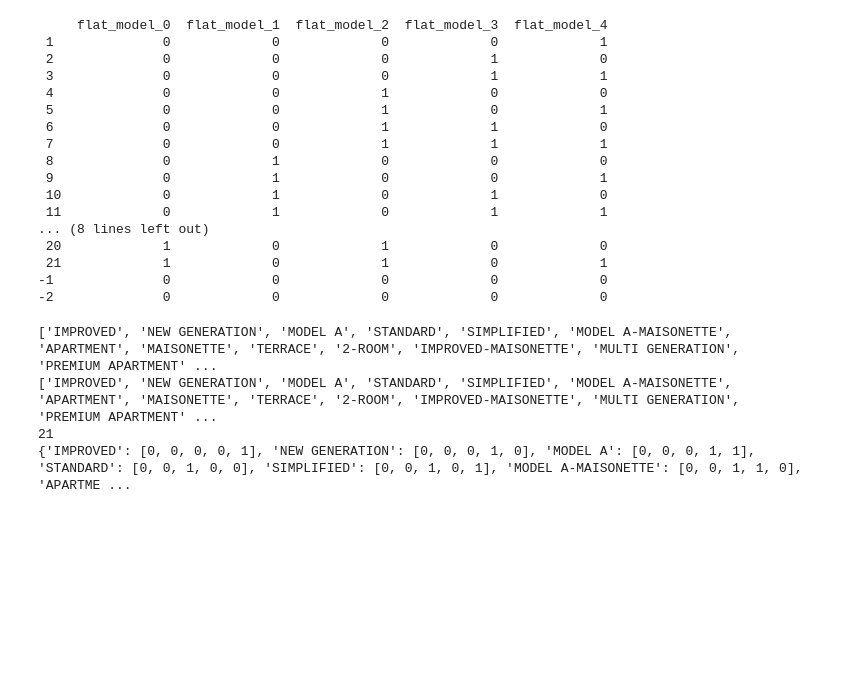
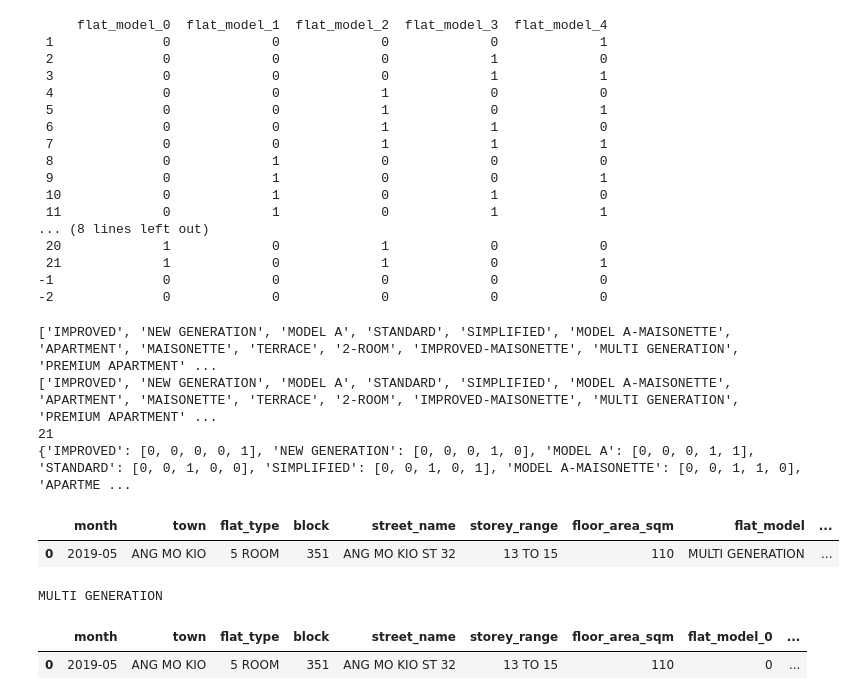
Before and after one commit to tjl081/1002_project, a Jupyter notebook: ml_files/test_regression.ipynb, the cells around one changed output. Saved outputs shown, nothing was run; the diff lists cells and outputs as text; code cells hidden in the pictures; blank space fills up the shorter version.

```diff
--- a/ml_files/test_regression.ipynb
+++ b/ml_files/test_regression.ipynb
@@ -665,3 +664,38 @@ print(output_dict)
 ['IMPROVED', 'NEW GENERATION', 'MODEL A', 'STANDARD', 'SIMPLIFIED', 'MODEL A-MAISONETTE', 'APARTMENT', 'MAISONETTE', 'TERRACE', '2-ROOM', 'IMPROVED-MAISONETTE', 'MULTI GENERATION', 'PREMIUM APARTMENT' ...
 21
 {'IMPROVED': [0, 0, 0, 0, 1], 'NEW GENERATION': [0, 0, 0, 1, 0], 'MODEL A': [0, 0, 0, 1, 1], 'STANDARD': [0, 0, 1, 0, 0], 'SIMPLIFIED': [0, 0, 1, 0, 1], 'MODEL A-MAISONETTE': [0, 0, 1, 1, 0], 'APARTME ...
+# %%
+test_data = [{
+        "month" : "2019-05",
+        "town": "ANG MO KIO",
+        "flat_type": "5 ROOM",
+        "block": "351",
+        "street_name": "ANG MO KIO ST 32",
+        "storey_range": "13 TO 15",
+        "floor_area_sqm": "110",
+        "flat_model": "MULTI GENERATION",
+        "lease_commence_date": "2001",
+        "remaining_lease": "81 years 04 months"
+    }]
+
+test_df = pd.DataFrame(test_data)
+display(test_df)
+value_to_change = test_df.iloc[0]["flat_model"]
+
+print(value_to_change)
+
+test_df.columns.get_loc('flat_model')
+
+counter = 0
+for encoder_column in output_dict[value_to_change]:
+    test_df.insert(test_df.columns.get_loc('flat_model'), f'flat_model_{counter}', encoder_column)
+    counter += 1
+
+test_df = test_df.drop(columns=['flat_model'])
+display(test_df)
+# %% [output]
+|  | month | town | flat_type | block | street_name | storey_range | floor_area_sqm | flat_model | ... |
+| 0 | 2019-05 | ANG MO KIO | 5 ROOM | 351 | ANG MO KIO ST 32 | 13 TO 15 | 110 | MULTI GENERATION | ... |
+MULTI GENERATION
+|  | month | town | flat_type | block | street_name | storey_range | floor_area_sqm | flat_model_0 | ... |
+| 0 | 2019-05 | ANG MO KIO | 5 ROOM | 351 | ANG MO KIO ST 32 | 13 TO 15 | 110 | 0 | ... |
```
Also changed, not shown: parts of 4 cells of this notebook, 4 other files.
